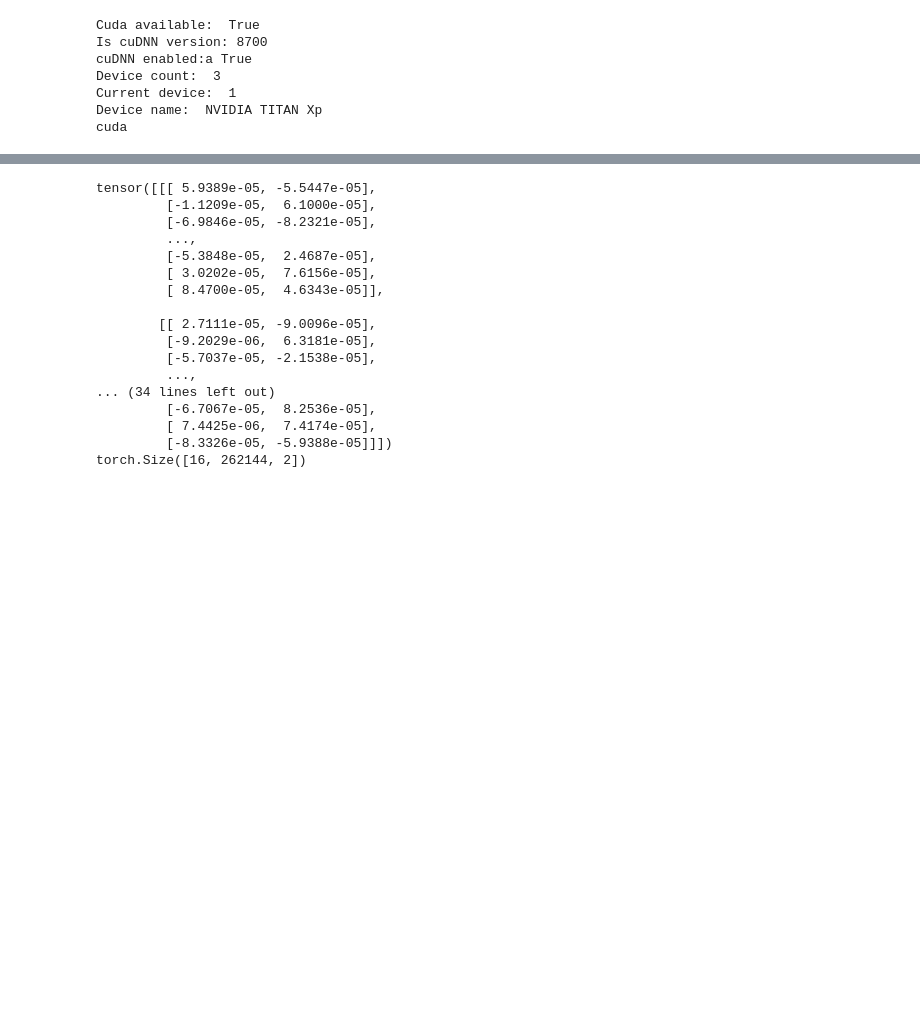
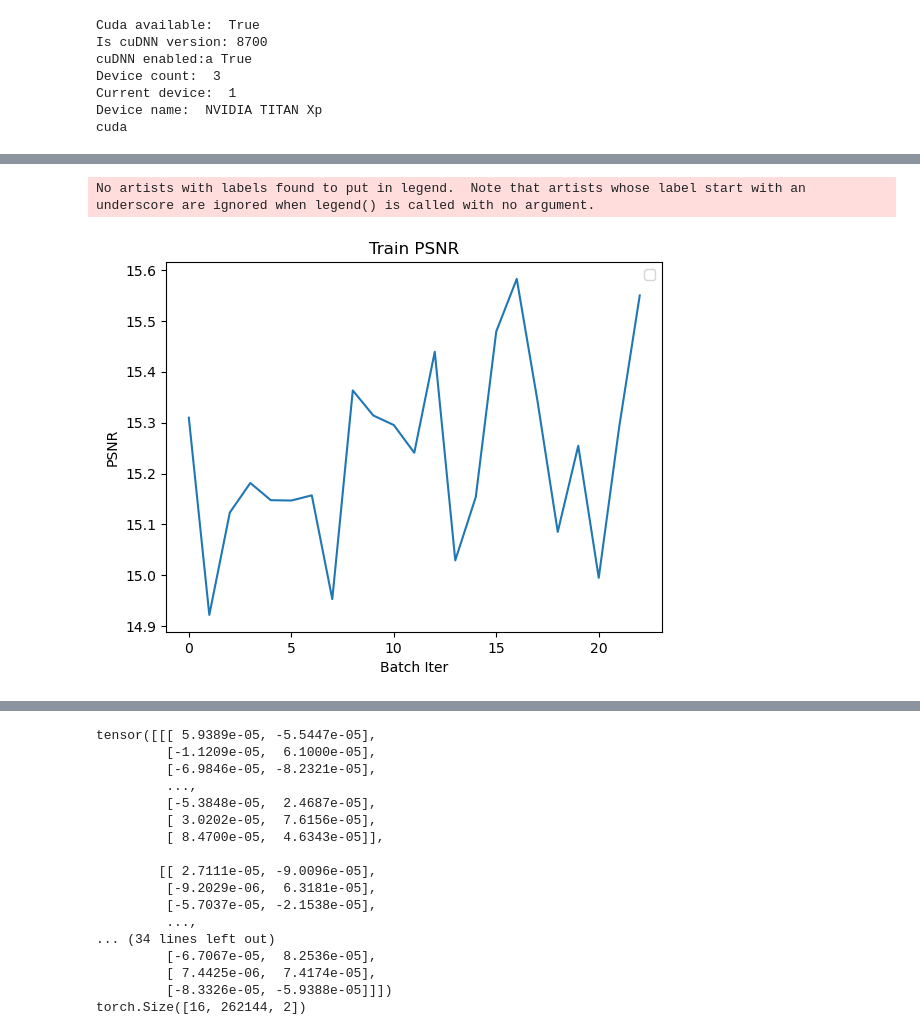
Before and after one commit to martinezdavid12/DMartinez_CILab, a Jupyter notebook: torch_hashNeRF/2D_hash_nerf.ipynb, the cells around one changed output, grey strips where cells are left out. Saved outputs shown, nothing was run; the diff lists cells and outputs as text; code cells hidden in the pictures; blank space fills up the shorter version.

```diff
--- a/torch_hashNeRF/2D_hash_nerf.ipynb
+++ b/torch_hashNeRF/2D_hash_nerf.ipynb
@@ -271,13 +282,13 @@ def saveModel(modelPointer, psnr_note=35, frameNumber=0):
 #initialize model
 model_0 = hashNerf(32, 128, 3)
 # %%
-lr1 = 0.0001
+lr1 = 0.001
 loss_fn = torch.nn.MSELoss()
 optimizer = torch.optim.Adam(params=model_0.parameters(), lr=lr1, eps=10e-15)
 # %%
 # Training
 from tqdm import tqdm
-train_loader = DataLoader(training_data, batch_size=2048, shuffle=True)
+train_loader = DataLoader(training_data, batch_size=8192, shuffle=True)
 batchCount = 0
 psnr_table = []
 savedAt25 = False
@@ -292,8 +303,8 @@ for epoch in tqdm(range(0,50)):
         y_train = torch.as_tensor(batch[1]).to(device)
         y_train = torch.squeeze(y_train)
         #print(y_train.shape)
-        X = torch.tensor(batch[0]).type(torch.float64).to(device)
-        y_train = torch.as_tensor(y_train).type(torch.float64).to(device)
+        X = torch.tensor(batch[0]).type(torch.float64)
+        y_train = torch.as_tensor(y_train).type(torch.float64)
         # Forward Pass
         y_pred = model_0(X).to(device).type(torch.float64)
         loss = loss_fn(y_pred, y_train)
@@ -303,10 +314,10 @@ for epoch in tqdm(range(0,50)):
         loss.backward()
         optimizer.step()
     if (savedAt25 == False) and (psnr >= 25):
-        saveModel(model_0, 25, 0)
+        #saveModel(model_0, 25, 0)
         savedAt25 = True
     elif (savedAt30 == False) and (psnr >= 30):
-        saveModel(model_0, 30, 0)
+        #saveModel(model_0, 30, 0)
         savedAt30 = True
         break
     if epoch % 1 == 0:
@@ -321,0 +330,13 @@ KeyboardInterrupt:
+# %%
+#Plot PSNR
+plt.plot(range(0,batchCount-1), psnr_table)
+plt.title('Train PSNR')
+plt.ylabel('PSNR')
+#NOT EPOCHS - THESE ARE BATCHES!!!
+plt.xlabel('Batch Iter')
+plt.legend()
+
+plt.show()
+# %% [output]
+No artists with labels found to put in legend.  Note that artists whose label start with an underscore are ignored when legend() is called with no argument.
+[figure, added]
```
Also changed, not shown: parts of 11 cells of this notebook, 3 other files.
